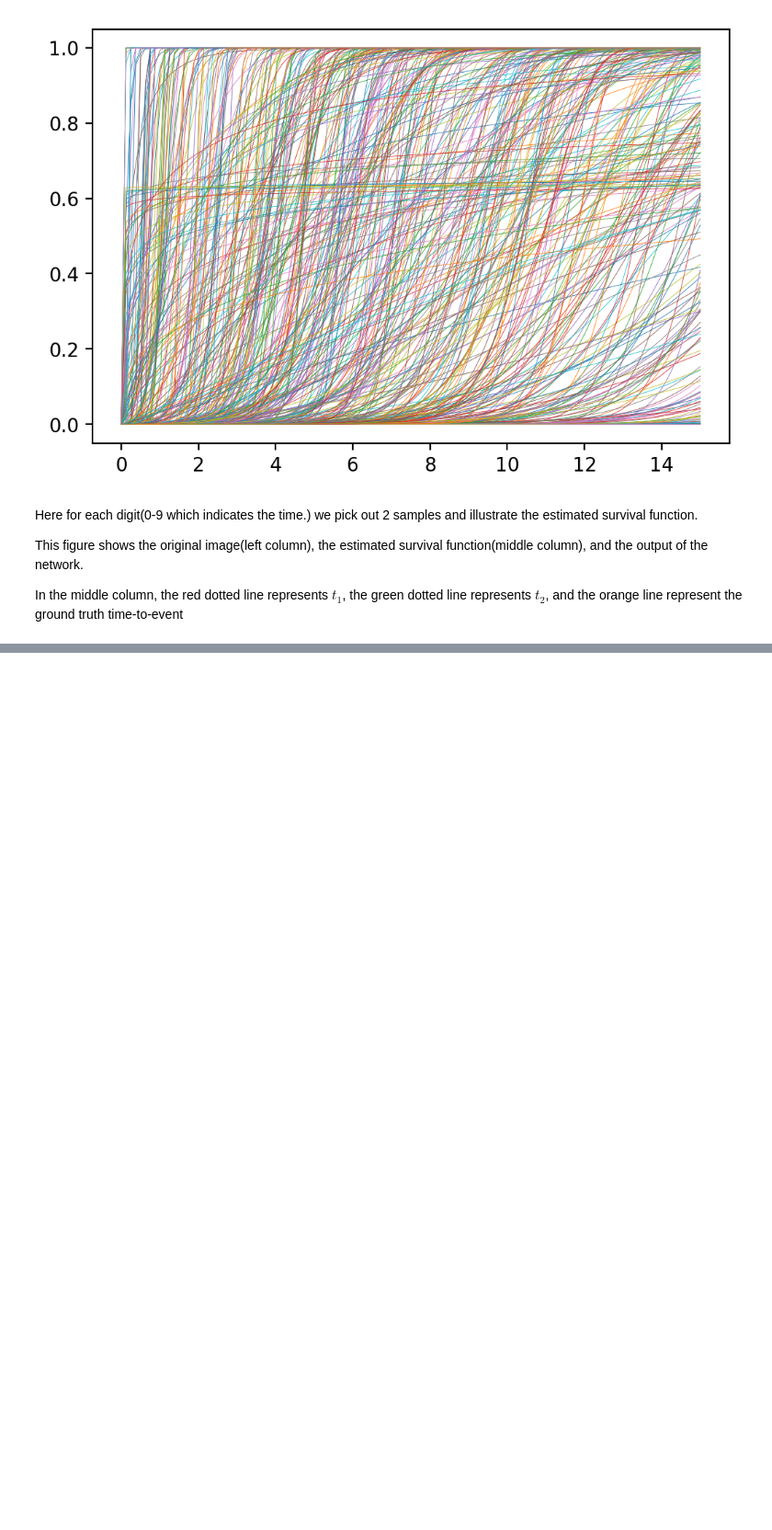
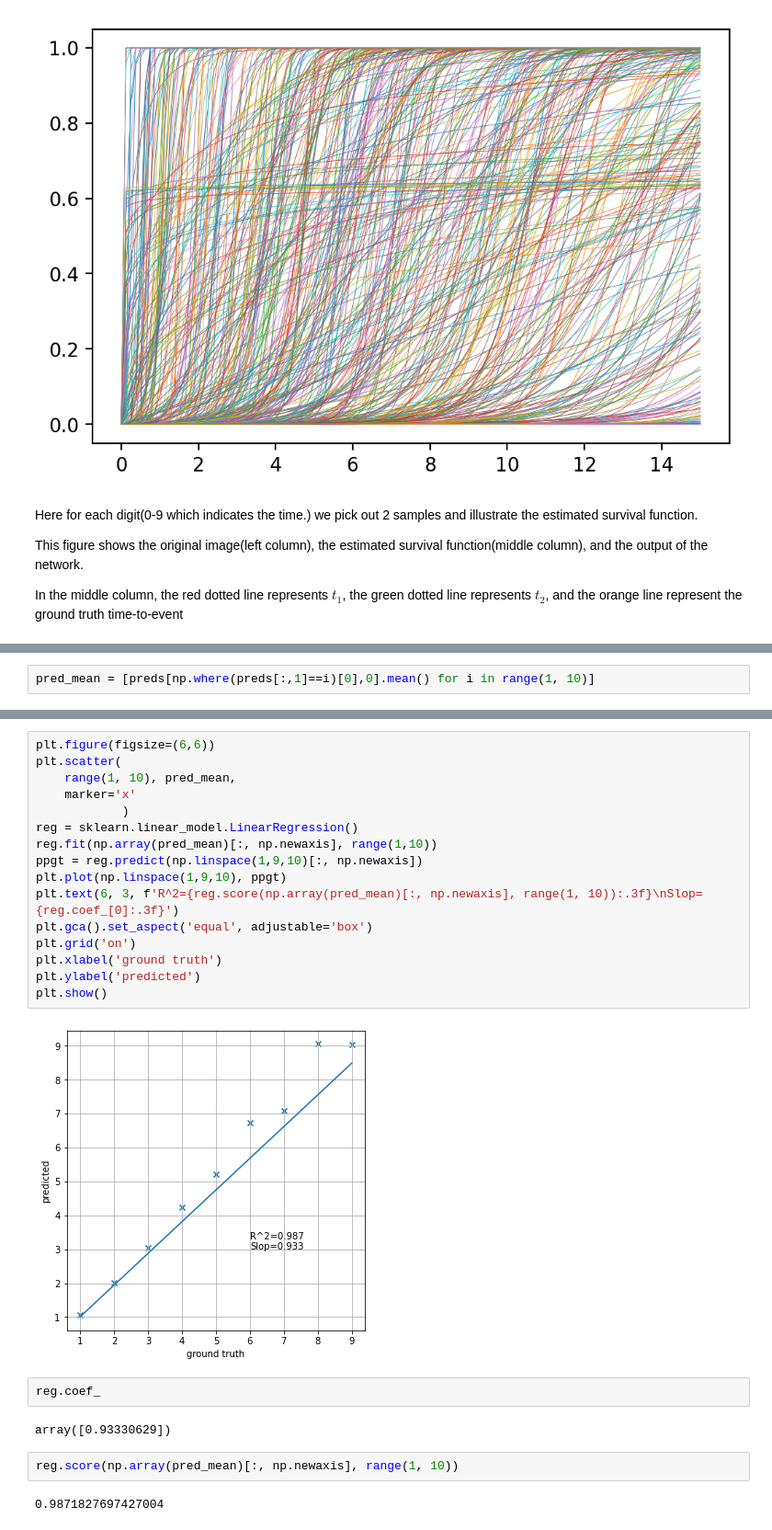
Before and after one commit to dailing/DeepDRPlus, a Jupyter notebook: examples/test.ipynb, the cells around one changed output, grey strips where cells are left out. Shown at 92% size. Drawn from its saved outputs; the diff is of its cells as text; blank space fills up the shorter version.

```diff
--- a/examples/test.ipynb
+++ b/examples/test.ipynb
@@ -289,0 +331,2 @@ plt.close()
+# %%
+pred_mean = [preds[np.where(preds[:,1]==i)[0],0].mean() for i in range(1, 10)]
@@ -289,0 +345,26 @@ plt.close()
+# %%
+plt.figure(figsize=(6,6))
+plt.scatter(
+    range(1, 10), pred_mean,
+    marker='x'
+            )
+reg = sklearn.linear_model.LinearRegression()
+reg.fit(np.array(pred_mean)[:, np.newaxis], range(1,10))
+ppgt = reg.predict(np.linspace(1,9,10)[:, np.newaxis])
+plt.plot(np.linspace(1,9,10), ppgt)
+plt.text(6, 3, f'R^2={reg.score(np.array(pred_mean)[:, np.newaxis], range(1, 10)):.3f}\nSlop={reg.coef_[0]:.3f}')
+plt.gca().set_aspect('equal', adjustable='box')
+plt.grid('on')
+plt.xlabel('ground truth')
+plt.ylabel('predicted')
+plt.show()
+# %% [output]
+[figure, added]
+# %%
+reg.coef_
+# %% [output]
+array([0.93330629])
+# %%
+reg.score(np.array(pred_mean)[:, np.newaxis], range(1, 10))
+# %% [output]
+0.9871827697427004
```
Also changed, not shown: parts of 10 cells of this notebook, 10 other files.
